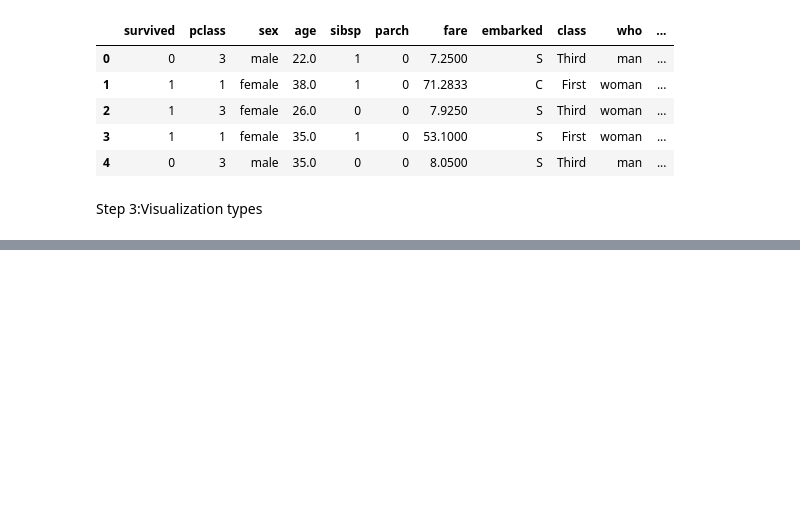
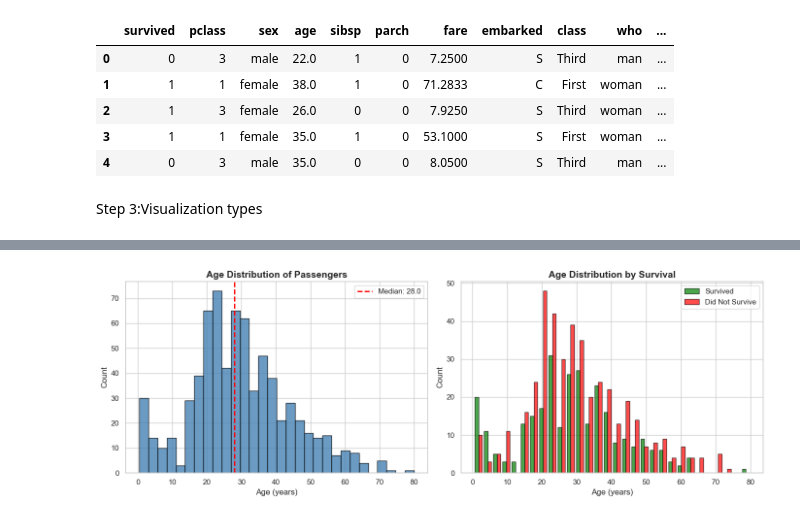
Before and after one commit to surajacharya12/DATA-SCIENCE-LAB, a Jupyter notebook: index.ipynb, the cells around one changed output, grey strips where cells are left out. Drawn from its saved outputs; the diff is of its cells as text; code cells hidden in the pictures; blank space fills up the shorter version.

```diff
--- a/index.ipynb
+++ b/index.ipynb
@@ -63,0 +69,26 @@ for i,v in enumerate(gender_survival.values):
+# %%
+# Age distribution of passengers
+fig, axes = plt.subplots(1,2, figsize=(14,5))
+
+# Histogram of all ages
+axes[0].hist(df['age'].dropna(), bins=30, color='steelblue', edgecolor='black', alpha=0.8)
+axes[0].axvline(df['age'].median(), color='red', linestyle='--', linewidth=2, label=f'Median: {df["age"].median()}')
+axes[0].set_title('Age Distribution of Passengers', fontsize=14, fontweight='bold')
+axes[0].set_xlabel('Age (years)')
+axes[0].set_ylabel('Count')
+axes[0].legend()
+
+# Histogram of age by survival
+survived_age = df[df['survived'] == 1]['age'].dropna()
+not_survived_age = df[df['survived'] == 0]['age'].dropna()
+
+axes[1].hist([survived_age, not_survived_age], bins=30, color=['green','red'], edgecolor='black', alpha=0.7, label=['Survived','Did Not Survive'])
+axes[1].set_title('Age Distribution by Survival', fontsize=14, fontweight='bold')
+axes[1].set_xlabel('Age (years)')
+axes[1].set_ylabel('Count')
+axes[1].legend()
+
+plt.tight_layout()
+plt.show()
+# %% [output]
+[figure, added]
```
Also changed, not shown: parts of 2 cells of this notebook, 2 other files.
